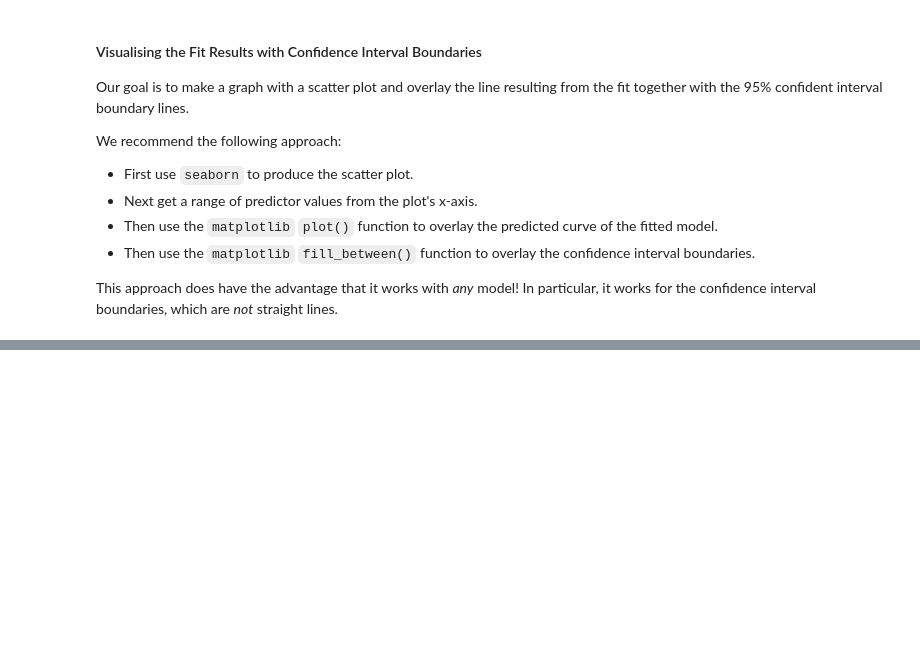
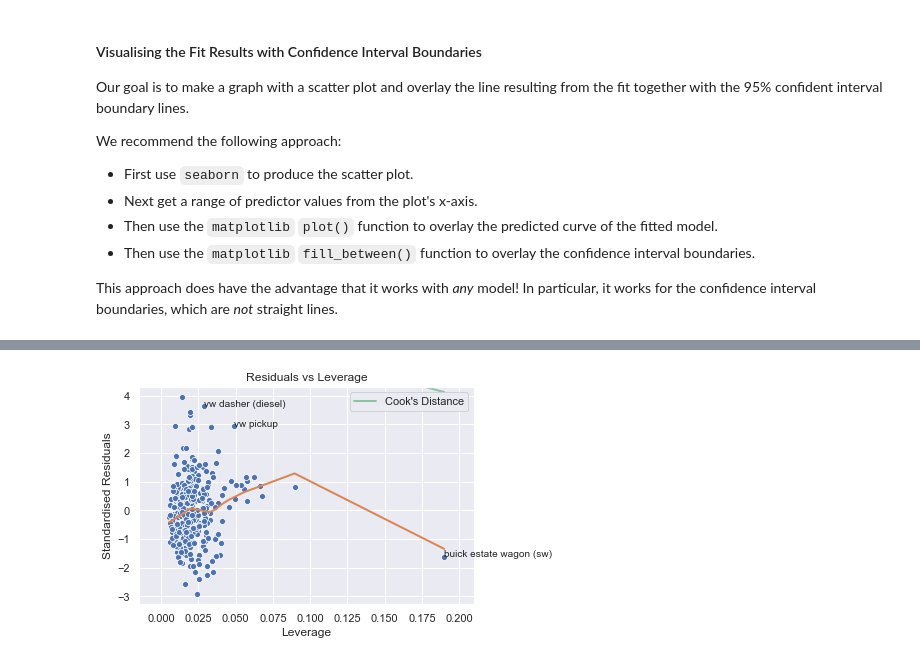
Before and after one commit to rinnert/statlearning-python-pwf, a Jupyter notebook: notebooks/lecture3/lab/lab1_simple_linear_regression.ipynb, the cells around one changed output, grey strips where cells are left out. Saved outputs shown, nothing was run; the diff lists cells and outputs as text; code cells hidden in the pictures; blank space fills up the shorter version.

```diff
--- a/notebooks/lecture3/lab/lab1_simple_linear_regression.ipynb
+++ b/notebooks/lecture3/lab/lab1_simple_linear_regression.ipynb
@@ -156,0 +262,4 @@ plt.show()
+# %%
+ax = lmplots.plot_leverage(lm)
+# %% [output]
+[figure, added]
```
Also changed, not shown: parts of 19 cells of this notebook.
